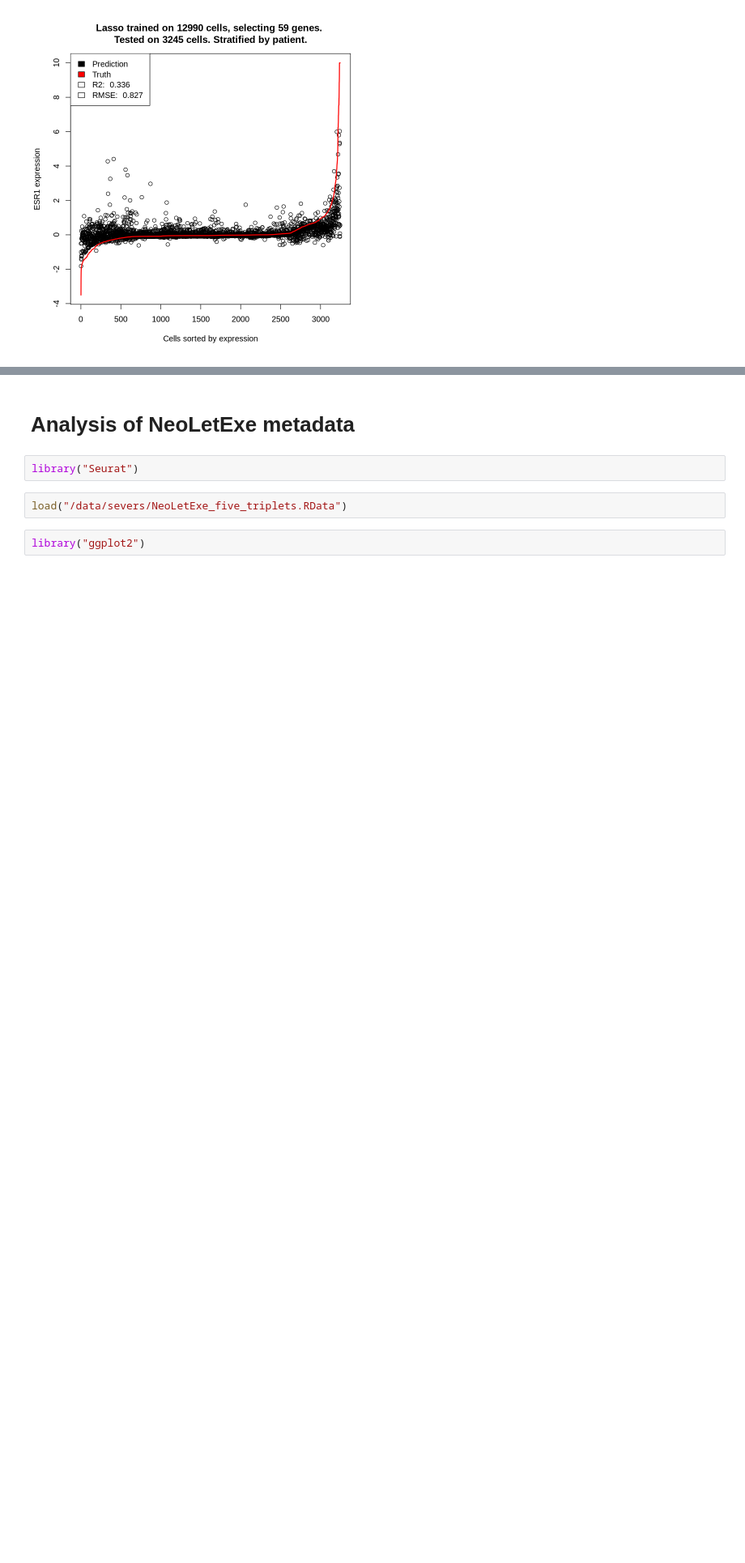
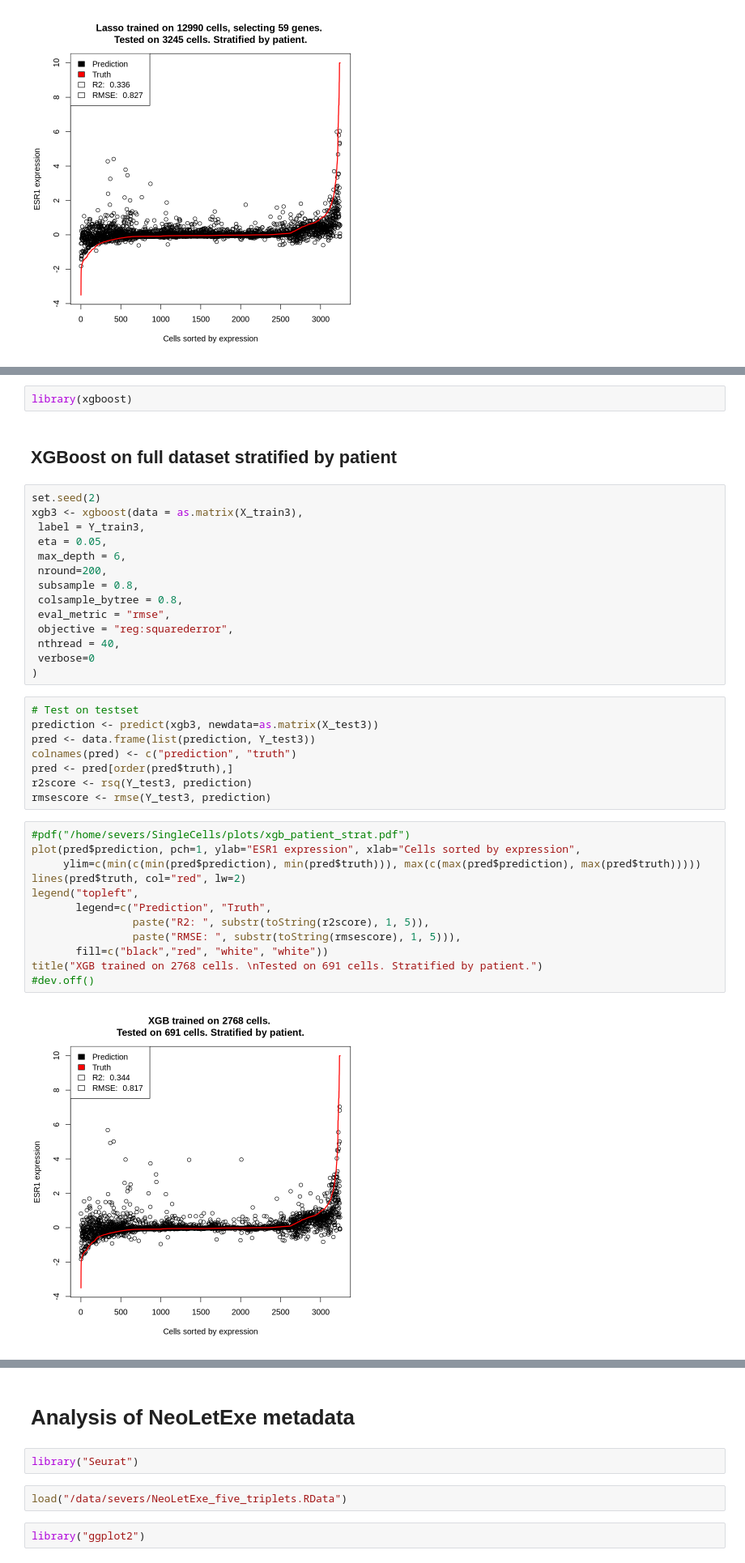
Before and after one commit to sevsorita/single_cell, a Jupyter notebook: notebooks/R_Lasso.ipynb, the cells around one changed output, grey strips where cells are left out. Shown at 81% size. Saved outputs shown, nothing was run; the diff lists cells and outputs as text; blank space fills up the shorter version.

```diff
--- a/notebooks/R_Lasso.ipynb
+++ b/notebooks/R_Lasso.ipynb
@@ -211,0 +221,40 @@ title("Lasso trained on 12990 cells, selecting 59 genes. \nTested on 3245 cells.
+# %%
+library(xgboost)
+# %% [markdown]
+## XGBoost on full dataset stratified by patient
+# %%
+set.seed(2)
+xgb3 <- xgboost(data = as.matrix(X_train3),
+ label = Y_train3,
+ eta = 0.05,
+ max_depth = 6,
+ nround=200,
+ subsample = 0.8,
+ colsample_bytree = 0.8,
+ eval_metric = "rmse",
+ objective = "reg:squarederror",
+ nthread = 40,
+ verbose=0
+)
+# %%
+# Test on testset
+prediction <- predict(xgb3, newdata=as.matrix(X_test3))
+pred <- data.frame(list(prediction, Y_test3))
+colnames(pred) <- c("prediction", "truth")
+pred <- pred[order(pred$truth),]
+r2score <- rsq(Y_test3, prediction)
+rmsescore <- rmse(Y_test3, prediction)
+# %%
+#pdf("/home/severs/SingleCells/plots/xgb_patient_strat.pdf")
+plot(pred$prediction, pch=1, ylab="ESR1 expression", xlab="Cells sorted by expression",
+     ylim=c(min(c(min(pred$prediction), min(pred$truth))), max(c(max(pred$prediction), max(pred$truth)))))
+lines(pred$truth, col="red", lw=2)
+legend("topleft",
+       legend=c("Prediction", "Truth",
+                paste("R2: ", substr(toString(r2score), 1, 5)),
+                paste("RMSE: ", substr(toString(rmsescore), 1, 5))),
+       fill=c("black","red", "white", "white"))
+title("XGB trained on 2768 cells. \nTested on 691 cells. Stratified by patient.")
+#dev.off()
+# %% [output]
+[figure, added]
```
Also changed, not shown: parts of 21 cells of this notebook, 1 other file.
